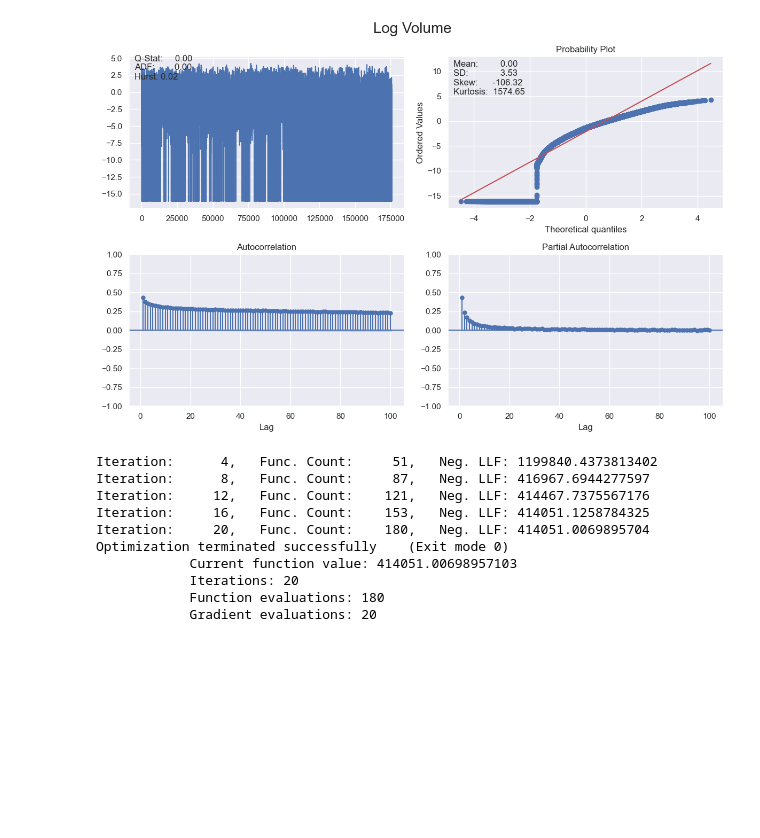
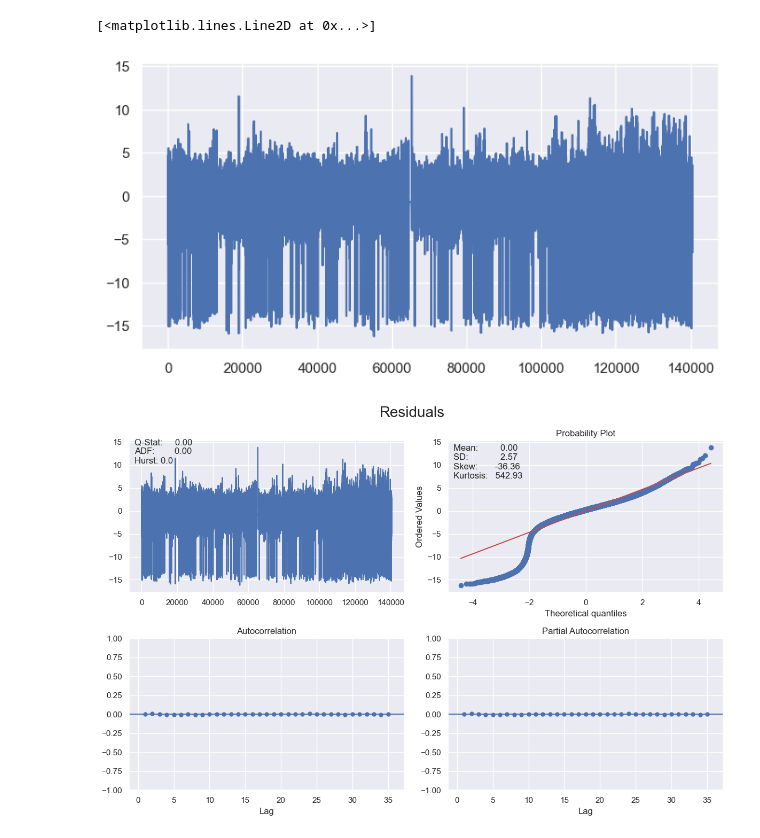
Before and after one commit to pfurjesz/MLFCS, a Jupyter notebook: ARMA_GARCH.ipynb, the cells around one changed output. Drawn from its saved outputs; the diff is of its cells as text; code cells hidden in the pictures; blank space fills up the shorter version.

```diff
--- a/ARMA_GARCH.ipynb
+++ b/ARMA_GARCH.ipynb
@@ -85,24 +174,10 @@ trx_df.loc[trx_df.isna().any(axis=1)]
+# %%
+plt.plot(residuals)
+# %% [output]
+[<matplotlib.lines.Line2D at 0x...>]
+[figure, added]
 # %%
-trx_df['log_deseasoned_total_volume'] = np.log(trx_df['deseasoned_total_volume'] + 1e-07)
-
 # Plot ACF, PACF and Q-Q plot and get ADF p-value of series
-plot_correlogram(trx_df['log_deseasoned_total_volume'], lags=100, title='Log Volume')
+plot_correlogram(residuals, lags=35, title='Residuals')
 # %% [output]
-[figure, old version]
+[figure, new version]
-# %%
-# Specify GARCH model assumptions
-basic_gm = arch_model(trx_df['log_deseasoned_total_volume'], p = 1, q = 1,
-                      mean = 'ARX', lags=2, vol = 'GARCH', dist = 'normal')
-# Fit the model
-gm_result = basic_gm.fit(update_freq = 4)
-# %% [output]
-Iteration:      4,   Func. Count:     51,   Neg. LLF: 1199840.4373813402
-Iteration:      8,   Func. Count:     87,   Neg. LLF: 416967.6944277597
-Iteration:     12,   Func. Count:    121,   Neg. LLF: 414467.7375567176
-Iteration:     16,   Func. Count:    153,   Neg. LLF: 414051.1258784325
-Iteration:     20,   Func. Count:    180,   Neg. LLF: 414051.0069895704
-Optimization terminated successfully    (Exit mode 0)
-            Current function value: 414051.00698957103
-            Iterations: 20
-            Function evaluations: 180
-            Gradient evaluations: 20
```
Also changed, not shown: parts of 32 cells of this notebook, 1 other file.
